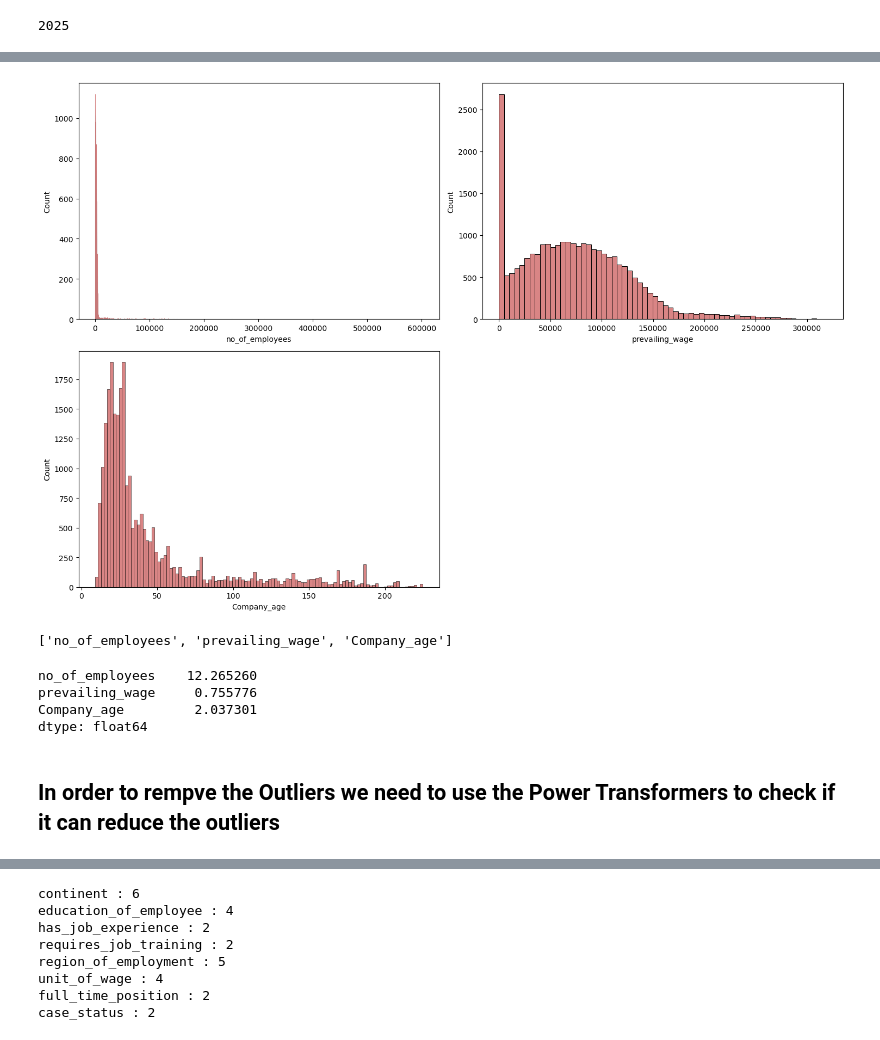
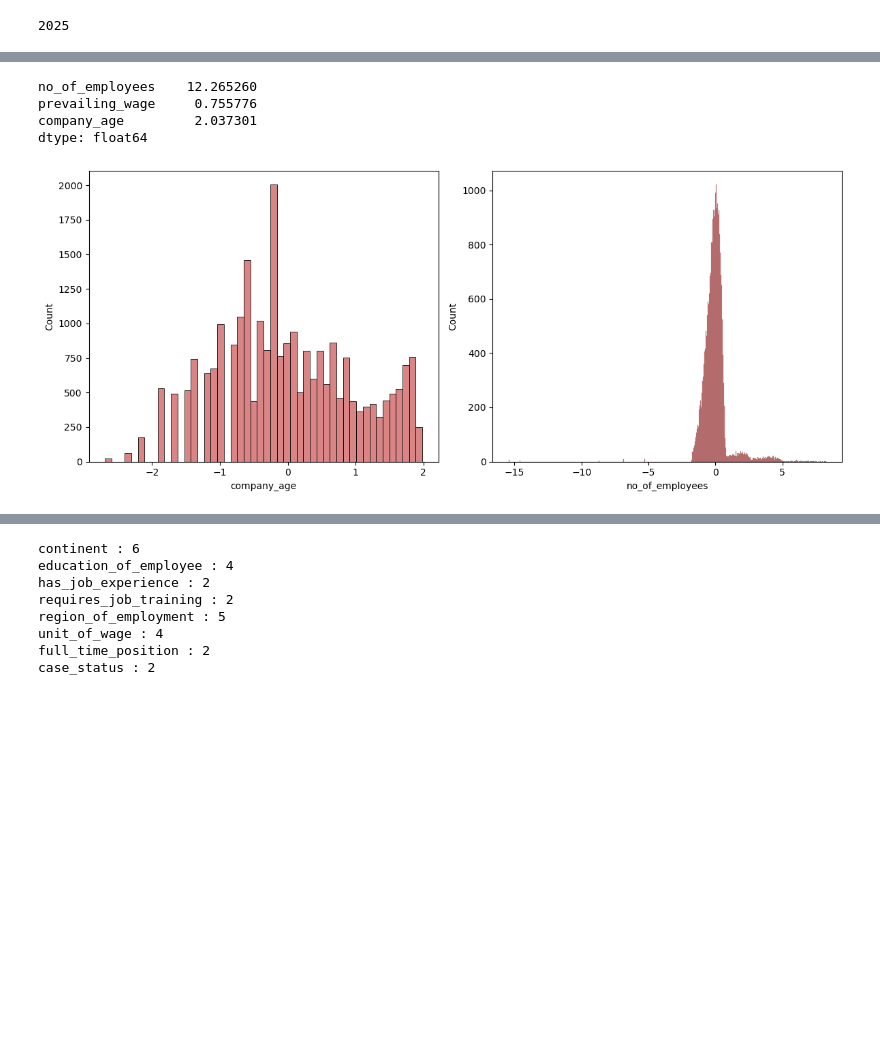
Before and after one commit to Ananddd06/US_Visa_Prediction_ML, a Jupyter notebook: notebook/Feature_Engineering.ipynb, the cells around one changed output, grey strips where cells are left out. Saved outputs shown, nothing was run; the diff lists cells and outputs as text; code cells hidden in the pictures; blank space fills up the shorter version.

```diff
--- a/notebook/Feature_Engineering.ipynb
+++ b/notebook/Feature_Engineering.ipynb
@@ -11,3 +11,6 @@ warnings.filterwarnings('ignore')
 * Handling duplicates
 * check data  types
 * understanding the data set
+# %%
+df = pd.read_csv("/Users/anand/Desktop/us-visa-ml/notebook/EasyVisa.csv")
+df.head()
@@ -53,5 +61,4 @@ current_year
 # %% [output]
 2025
 # %%
-df['Company_age'] = current_year - df['yr_of_estab']
-df.head()
+df['company_age'] = current_year-df['yr_of_estab']
@@ -89,0 +105,8 @@ y = np.where(y == 'Denied' , 1, 0)
+# %%
+# distribution of data before scaling
+plt.figure(figsize=(12, 6))
+for i, col in enumerate(['no_of_employees','prevailing_wage','company_age']):
+    plt.subplot(2, 2, i+1)
+    sns.histplot(x=X[col], color='indianred')
+    plt.xlabel(col)
+    plt.tight_layout()
@@ -89,0 +115,13 @@ y = np.where(y == 'Denied' , 1, 0)
+# %%
+
+X[continuous_features].skew(axis=0, skipna=True)
+# %% [output]
+no_of_employees    12.265260
+prevailing_wage     0.755776
+company_age         2.037301
+dtype: float64
+# %%
+from sklearn.preprocessing import PowerTransformer
+pt = PowerTransformer(method='yeo-johnson')
+transform_features = ['company_age', 'no_of_employees']
+X_copy = pt.fit_transform(X[transform_features])
@@ -90,23 +130,9 @@ y = np.where(y == 'Denied' , 1, 0)
 # %%
-plt.figure(figsize=(15,10))
-for i , col in enumerate(['no_of_employees' , 'prevailing_wage' , 'Company_age']):
-    plt.subplot(2,2,i+1)
-    sns.histplot(x = X[col] ,color="indianred")
+plt.figure(figsize=(12, 5))
+for i, col in enumerate(transform_features):
+    plt.subplot(1, 2, i+1)
+    sns.histplot(x=X_copy[col], color='indianred')
     plt.xlabel(col)
     plt.tight_layout()
 # %% [output]
-[figure, old version]
+[figure, new version]
-# %%
-continuous_features = [features for features in numerical_features if len(df[features].unique() > 25)]
-print(continuous_features)
-# %% [output]
-['no_of_employees', 'prevailing_wage', 'Company_age']
-# %%
-X[continuous_features].skew(axis = 0, skipna = True)
-# %% [output]
-no_of_employees    12.265260
-prevailing_wage     0.755776
-Company_age         2.037301
-dtype: float64
-# %% [markdown]
-## In order to rempve the Outliers we need to use the Power Transformers to check if it can reduce the outliers
```
Also changed, not shown: parts of 49 cells of this notebook, 4 other files.
